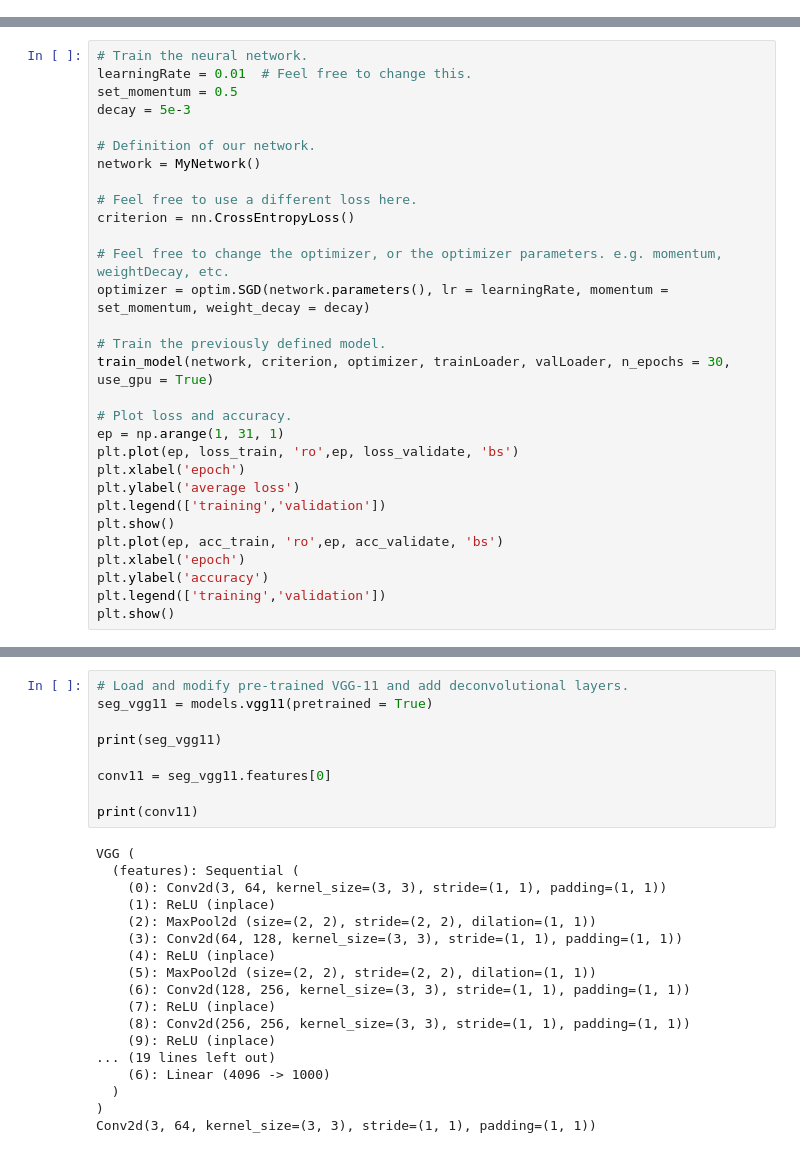
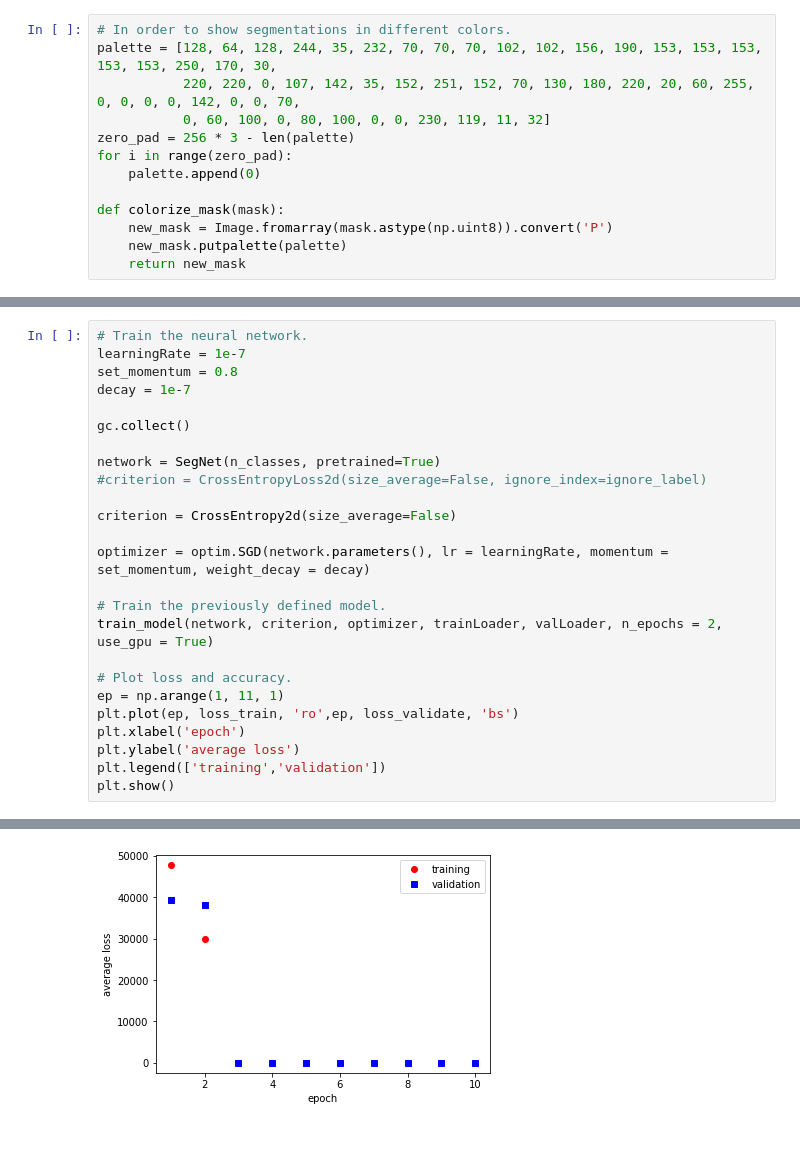
Before and after one commit to LozenPoi/UrbanSeg, a Jupyter notebook: Code/urban_segmentation.ipynb, the cells around one changed output, grey strips where cells are left out. Saved outputs shown, nothing was run; the diff lists cells and outputs as text.

```diff
--- a/Code/urban_segmentation.ipynb
+++ b/Code/urban_segmentation.ipynb
@@ -188,0 +81,13 @@ def train_model(network, criterion, optimizer, trainLoader, valLoader, n_epochs
+# %%
+# In order to show segmentations in different colors.
+palette = [128, 64, 128, 244, 35, 232, 70, 70, 70, 102, 102, 156, 190, 153, 153, 153, 153, 153, 250, 170, 30,
+           220, 220, 0, 107, 142, 35, 152, 251, 152, 70, 130, 180, 220, 20, 60, 255, 0, 0, 0, 0, 142, 0, 0, 70,
+           0, 60, 100, 0, 80, 100, 0, 0, 230, 119, 11, 32]
+zero_pad = 256 * 3 - len(palette)
+for i in range(zero_pad):
+    palette.append(0)
+
+def colorize_mask(mask):
+    new_mask = Image.fromarray(mask.astype(np.uint8)).convert('P')
+    new_mask.putpalette(palette)
+    return new_mask
@@ -189,30 +498,26 @@ def train_model(network, criterion, optimizer, trainLoader, valLoader, n_epochs
 # %%
 # Train the neural network.
-learningRate = 0.01  # Feel free to change this.
-set_momentum = 0.5
-decay = 5e-3
+learningRate = 1e-7
+set_momentum = 0.8
+decay = 1e-7
 
-# Definition of our network.
-network = MyNetwork()
+gc.collect()
 
-# Feel free to use a different loss here.
-criterion = nn.CrossEntropyLoss()
+network = SegNet(n_classes, pretrained=True)
+#criterion = CrossEntropyLoss2d(size_average=False, ignore_index=ignore_label)
 
-# Feel free to change the optimizer, or the optimizer parameters. e.g. momentum, weightDecay, etc.
+criterion = CrossEntropy2d(size_average=False)
+
 optimizer = optim.SGD(network.parameters(), lr = learningRate, momentum = set_momentum, weight_decay = decay)
 
 # Train the previously defined model.
-train_model(network, criterion, optimizer, trainLoader, valLoader, n_epochs = 30, use_gpu = True)
+train_model(network, criterion, optimizer, trainLoader, valLoader, n_epochs = 2, use_gpu = True)
 
 # Plot loss and accuracy.
-ep = np.arange(1, 31, 1)
+ep = np.arange(1, 11, 1)
 plt.plot(ep, loss_train, 'ro',ep, loss_validate, 'bs')
 plt.xlabel('epoch')
 plt.ylabel('average loss')
 plt.legend(['training','validation'])
 plt.show()
-plt.plot(ep, acc_train, 'ro',ep, acc_validate, 'bs')
-plt.xlabel('epoch')
-plt.ylabel('accuracy')
-plt.legend(['training','validation'])
-plt.show()
+# %% [output]
@@ -219,27 +536 @@ plt.show()
+[figure, added]
-# %%
-# Load and modify pre-trained VGG-11 and add deconvolutional layers.
-seg_vgg11 = models.vgg11(pretrained = True)
-
-print(seg_vgg11)
-
-conv11 = seg_vgg11.features[0]
-
-print(conv11)
-# %% [output]
-VGG (
-  (features): Sequential (
-    (0): Conv2d(3, 64, kernel_size=(3, 3), stride=(1, 1), padding=(1, 1))
-    (1): ReLU (inplace)
-    (2): MaxPool2d (size=(2, 2), stride=(2, 2), dilation=(1, 1))
-    (3): Conv2d(64, 128, kernel_size=(3, 3), stride=(1, 1), padding=(1, 1))
-    (4): ReLU (inplace)
-    (5): MaxPool2d (size=(2, 2), stride=(2, 2), dilation=(1, 1))
-    (6): Conv2d(128, 256, kernel_size=(3, 3), stride=(1, 1), padding=(1, 1))
-    (7): ReLU (inplace)
-    (8): Conv2d(256, 256, kernel_size=(3, 3), stride=(1, 1), padding=(1, 1))
-    (9): ReLU (inplace)
-... (19 lines left out)
-    (6): Linear (4096 -> 1000)
-  )
-)
-Conv2d(3, 64, kernel_size=(3, 3), stride=(1, 1), padding=(1, 1))
```
Also changed, not shown: parts of 15 cells of this notebook, 15 other files.
